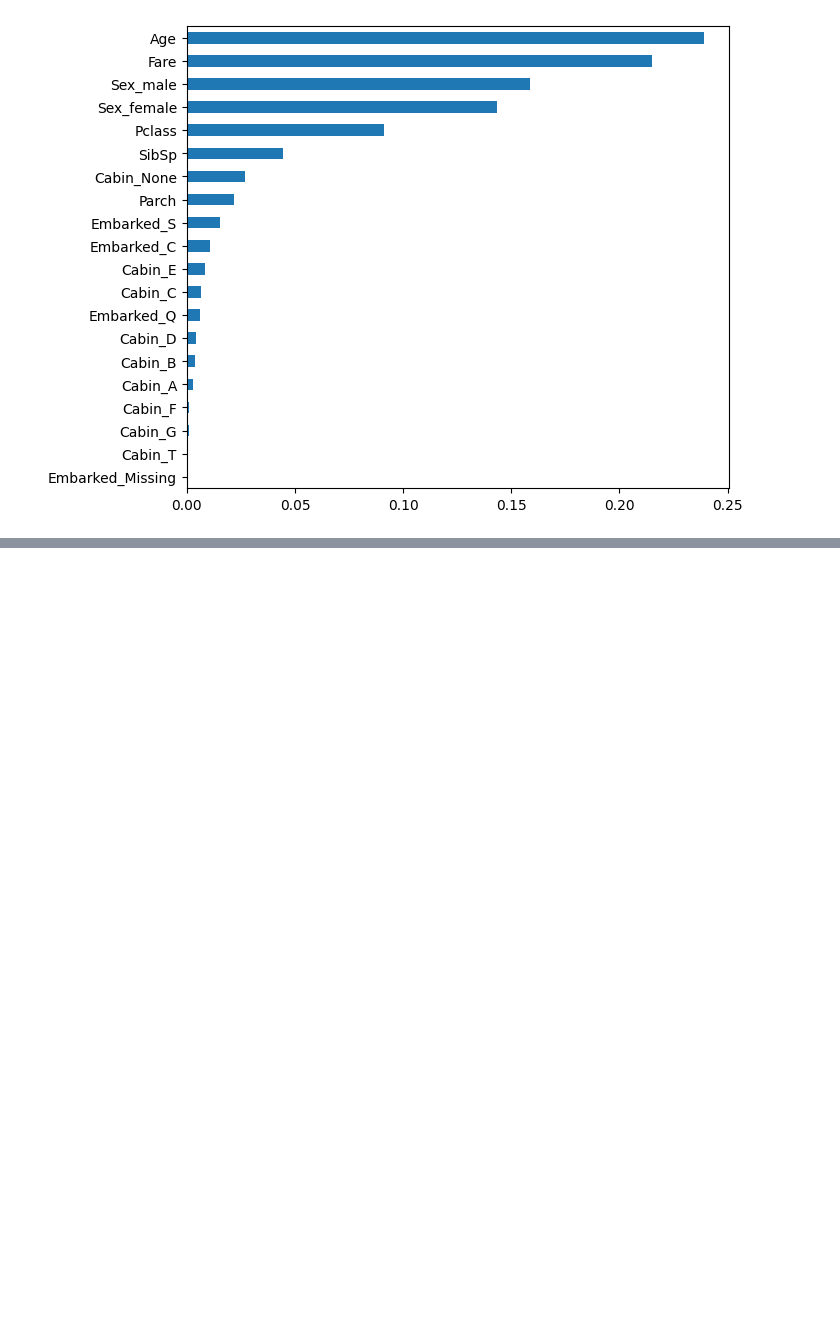
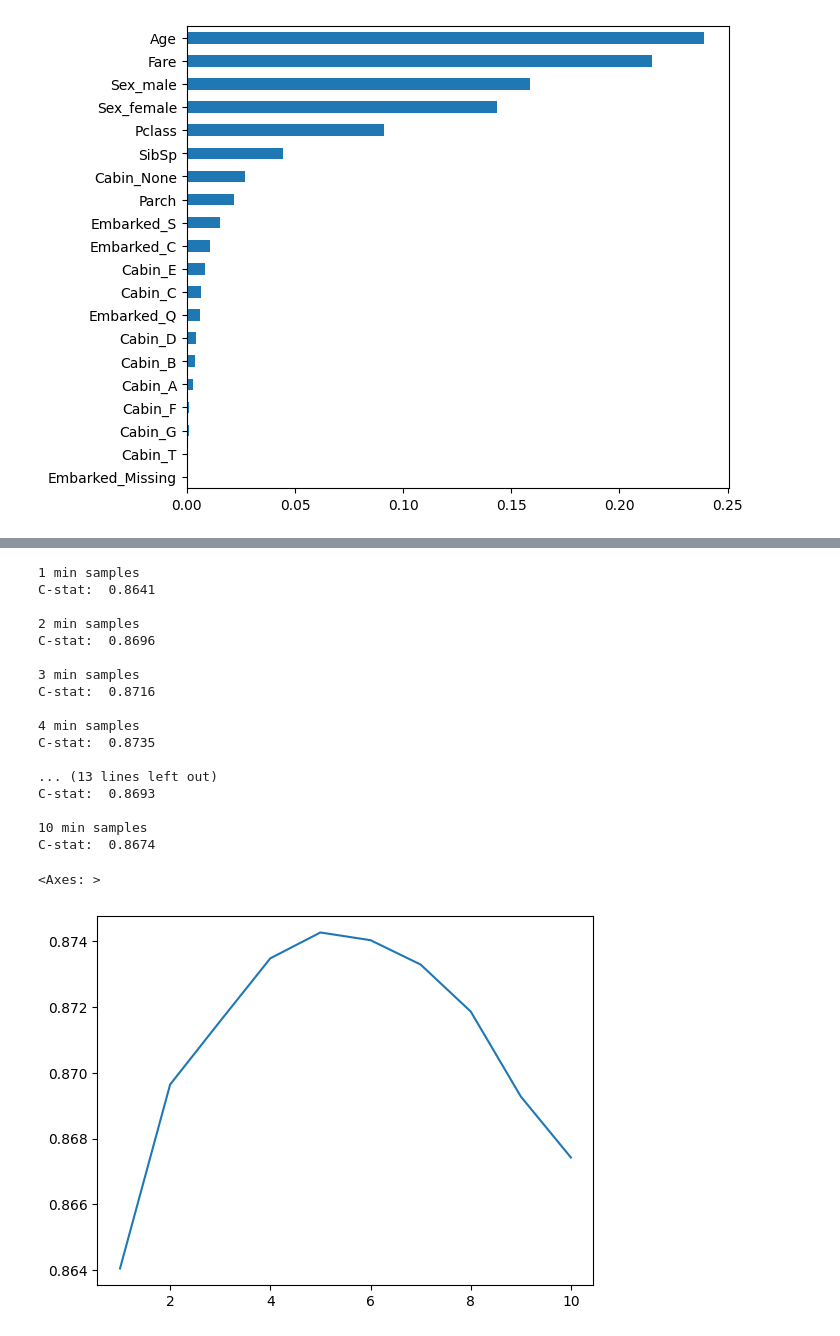
Before and after one commit to l-vice/Python, a Jupyter notebook: Introduction to Machine Learning with Python/02 - Supervised Learning/02pr_rf_titanic.ipynb, the cells around one changed output, grey strips where cells are left out. Saved outputs shown, nothing was run; the diff lists cells and outputs as text; code cells hidden in the pictures; blank space fills up the shorter version.

```diff
--- a/Introduction to Machine Learning with Python/02 - Supervised Learning/02pr_rf_titanic.ipynb
+++ b/Introduction to Machine Learning with Python/02 - Supervised Learning/02pr_rf_titanic.ipynb
@@ -288,0 +379,36 @@ ValueError: could not convert string to float: 'Braund, Mr. Owen Harris'
+# %%
+# min_samples_leaf
+results = []
+min_samples_leaf_options = [1, 2, 3, 4, 5, 6, 7, 8, 9, 10]
+
+for min_samples in min_samples_leaf_options:
+    model = RandomForestRegressor(n_estimators=1000, oob_score=True,n_jobs=-1,random_state=42,max_features=None,min_samples_leaf=min_samples)
+
+    model.fit(X, y)
+    print(min_samples, "min samples")
+    roc = roc_auc_score(y, model.oob_prediction_)
+    print("C-stat: {: .4f}".format(roc))
+    results.append(roc)
+    print("")
+
+pd.Series(results, min_samples_leaf_options).plot()
+# %% [output]
+1 min samples
+C-stat:  0.8641
+
+2 min samples
+C-stat:  0.8696
+
+3 min samples
+C-stat:  0.8716
+
+4 min samples
+C-stat:  0.8735
+
+... (13 lines left out)
+C-stat:  0.8693
+
+10 min samples
+C-stat:  0.8674
+<Axes: >
+[figure, added]
```
Also changed, not shown: parts of 11 cells of this notebook.
